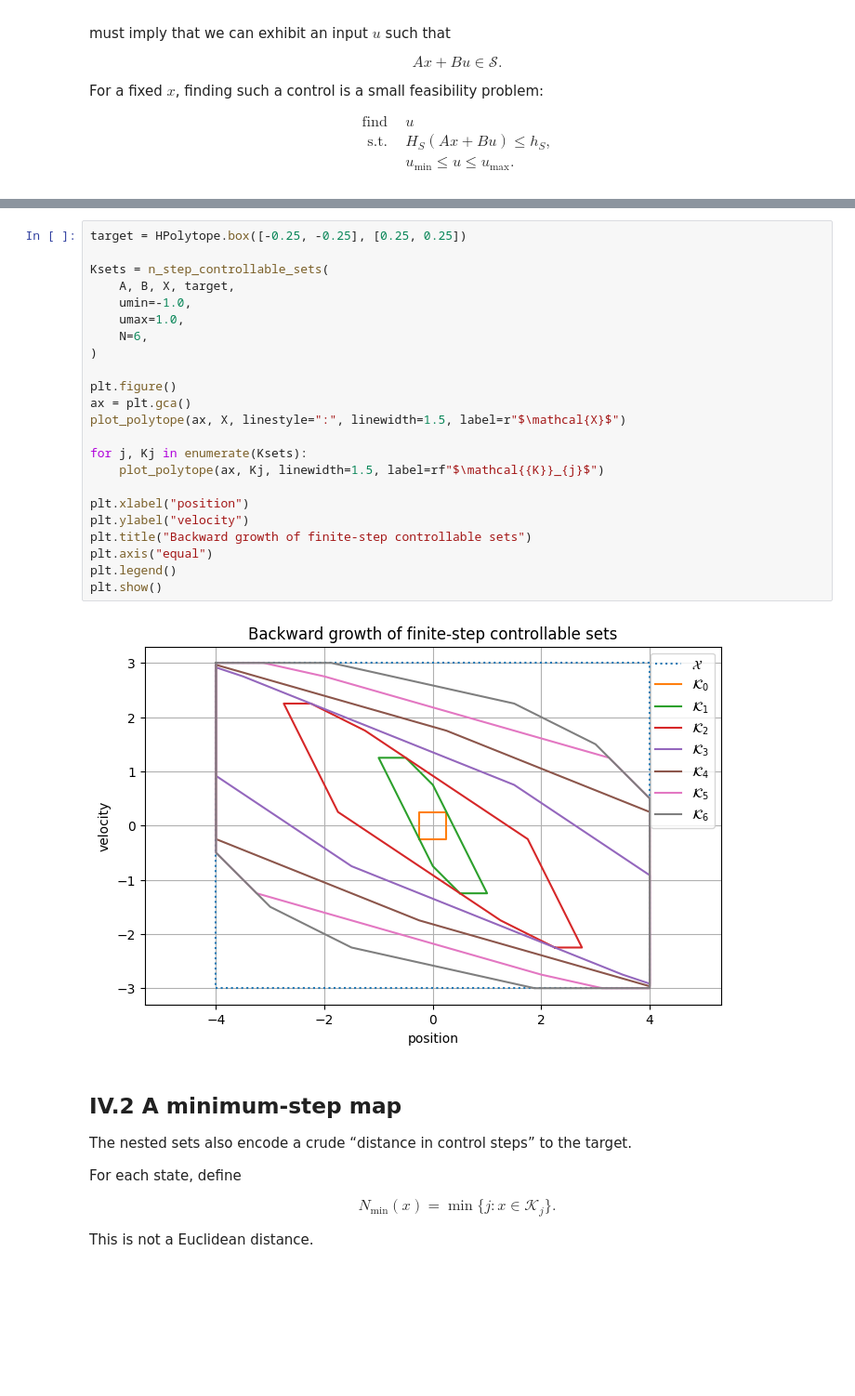
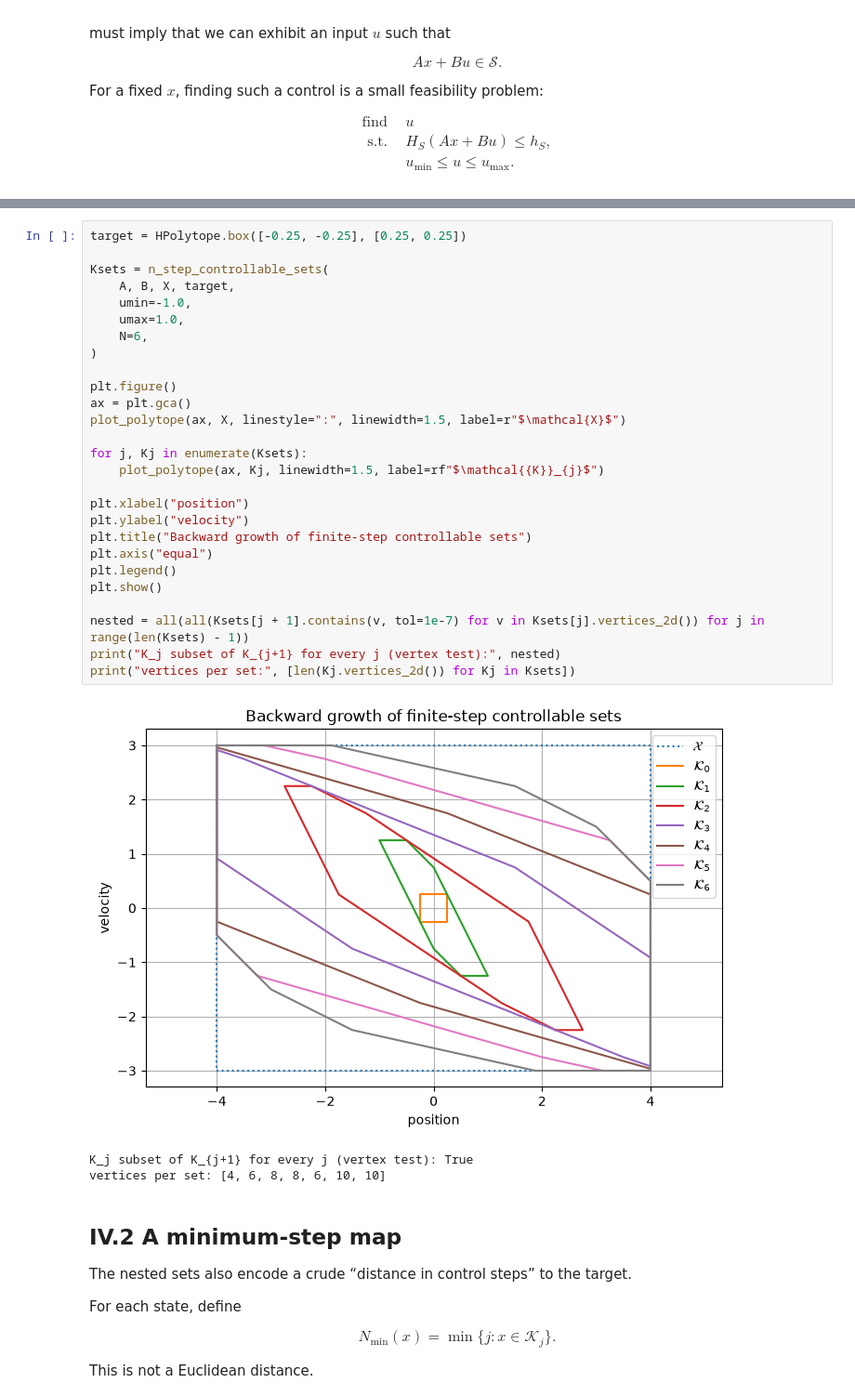
Before and after one commit to ElieRouphael/elierouphael.github.io, a Jupyter notebook: public/tutorials/mpc-lmpc-lab/notebooks/02_polytopes_reachability_invariance.ipynb, the cells around one changed output, grey strips where cells are left out. Shown at 93% size. Cells and saved outputs as stored; diff of their text form; blank space fills up the shorter version.

```diff
--- a/public/tutorials/mpc-lmpc-lab/notebooks/02_polytopes_reachability_invariance.ipynb
+++ b/public/tutorials/mpc-lmpc-lab/notebooks/02_polytopes_reachability_invariance.ipynb
@@ -1039,28 +1050,34 @@ state/input constraints built into the predecessor construction.
 # %%
 target = HPolytope.box([-0.25, -0.25], [0.25, 0.25])
 
 Ksets = n_step_controllable_sets(
     A, B, X, target,
     umin=-1.0,
     umax=1.0,
     N=6,
 )
 
 plt.figure()
 ax = plt.gca()
 plot_polytope(ax, X, linestyle=":", linewidth=1.5, label=r"$\mathcal{X}$")
 
 for j, Kj in enumerate(Ksets):
     plot_polytope(ax, Kj, linewidth=1.5, label=rf"$\mathcal{{K}}_{j}$")
 
 plt.xlabel("position")
 plt.ylabel("velocity")
 plt.title("Backward growth of finite-step controllable sets")
 plt.axis("equal")
 plt.legend()
 plt.show()
+
+nested = all(all(Ksets[j + 1].contains(v, tol=1e-7) for v in Ksets[j].vertices_2d()) for j in range(len(Ksets) - 1))
+print("K_j subset of K_{j+1} for every j (vertex test):", nested)
+print("vertices per set:", [len(Kj.vertices_2d()) for Kj in Ksets])
 # %% [output]
-[figure, old version]
+[figure, new version]
+K_j subset of K_{j+1} for every j (vertex test): True
+vertices per set: [4, 6, 8, 8, 6, 10, 10]
 # %% [markdown]
 ## IV.2 A minimum-step map
 
```
Also changed, not shown: parts of 14 cells of this notebook, 16 other files.
